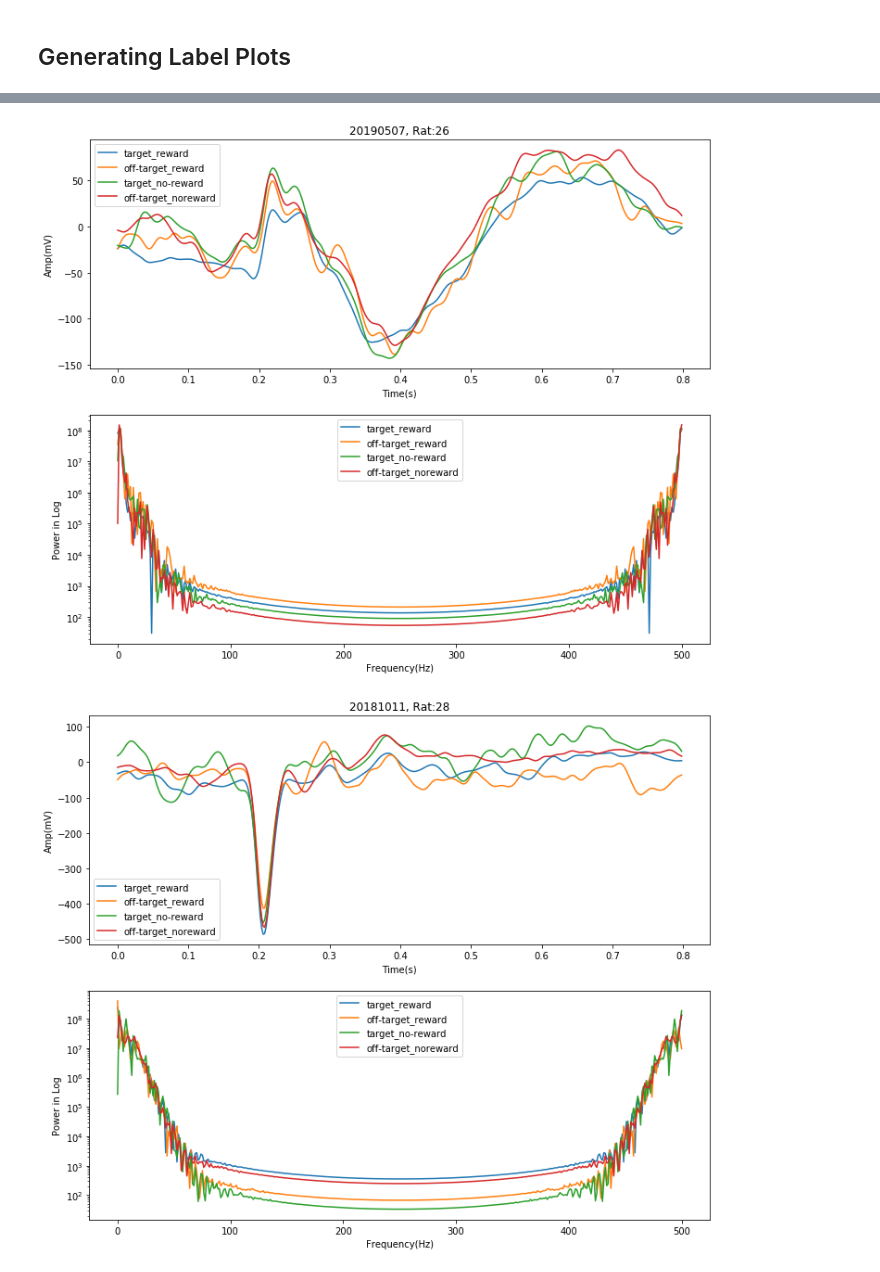
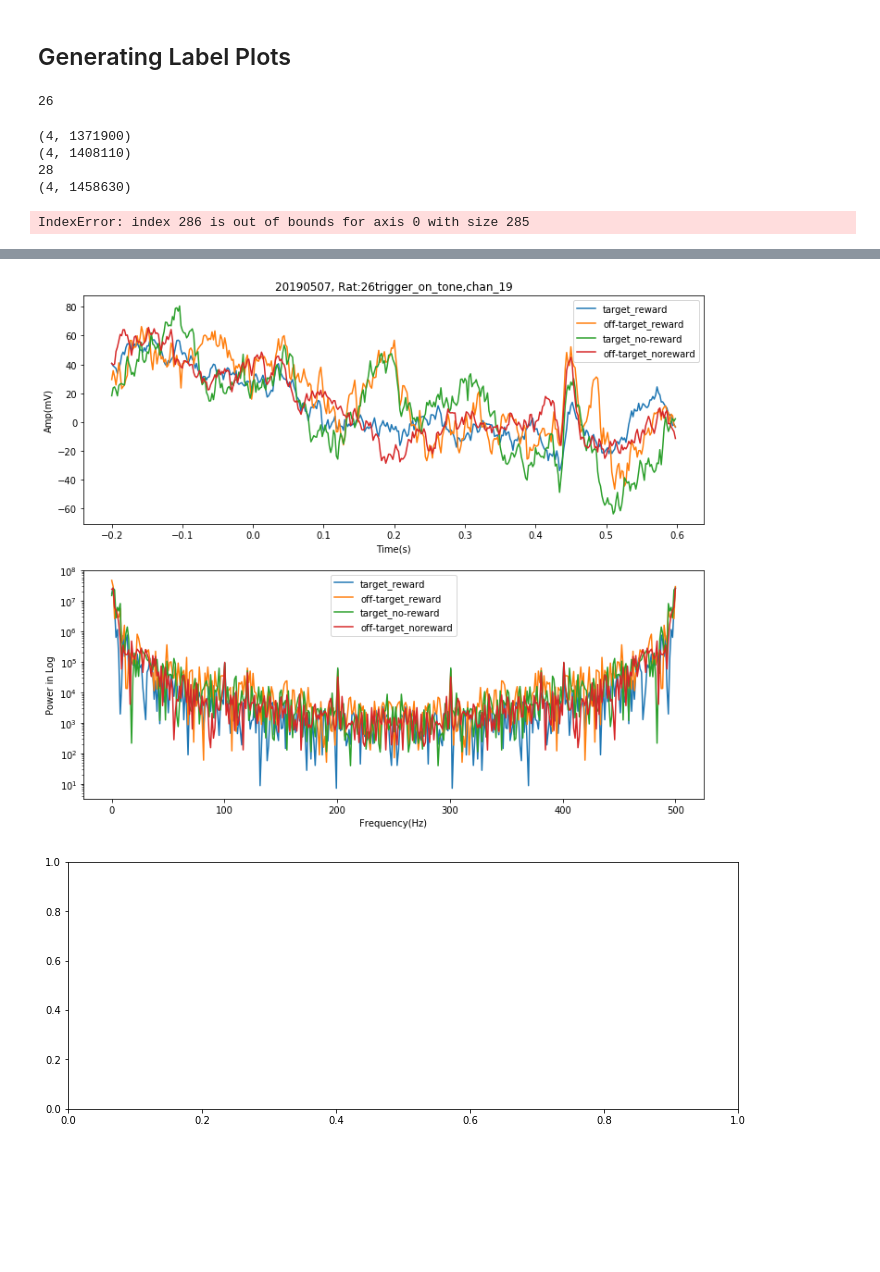
Before and after one commit to Maylibooyah69/RewardReversalPorject, a Jupyter notebook: Final Pipeline.ipynb, the cells around one changed output, grey strips where cells are left out. Saved outputs shown, nothing was run; the diff lists cells and outputs as text; code cells hidden in the pictures; blank space fills up the shorter version.

Commit message:
new plots

```diff
--- a/Final Pipeline.ipynb
+++ b/Final Pipeline.ipynb
@@ -51,8 +62,8 @@ KeyboardInterrupt:
 # %%
 behavior_df=pd.read_pickle(behavior_log_path+'rat26to38.pkl')
 # %%
-behavior_df=pd.DataFrame(behavior_log)
-behavior_df.to_pickle(behavior_log_path+'rat26to38.pkl')
+# behavior_df=pd.DataFrame(behavior_log)
+# behavior_df.to_pickle(behavior_log_path+'rat26to38.pkl')
 # %% [markdown]
 # Part One: Behavior Models
 ### Model-1: Q-learning with alpha_gain and loss, beta, and sigmoid action decision
@@ -153,21 +167,23 @@ test_rats
 indx=np.array([])
 count=1
 for rat in rat_2_anal:
+    print(rat)
     val_chan,chan_name,dates,rat_nums,reward_tone=IE.get_excel_info(rat)
     for day in range(days):
         plt.figure(count,figsize=(12,10))
         count+=1
         plt.subplot(2,1,1)
         rat_df=IE.get_ephys(dates[day],rat_nums[day])
-        tar_r=IE.eeg_by_label(rat_df,1,1) # default channel 19
-        off_r=IE.eeg_by_label(rat_df,2,1)
-        tar_n=IE.eeg_by_label(rat_df,1,0)
-        off_n=IE.eeg_by_label(rat_df,2,0)
-        erp1=IE.plot_average(tar_r,fil=True) # specify filter range here
-        erp2=IE.plot_average(off_r,fil=True)
-        erp3=IE.plot_average(tar_n,fil=True)
-        erp4=IE.plot_average(off_n,fil=True)
-        plt.title(str(dates[day])+', Rat:'+str(rat_nums[day]))
+        action_log,reward_log,epoched_eeg=IE.get_behavior(rat_df,300,reward_tone,plot=False);
+        tar_r=IE.eeg_by_label(epoched_eeg,19,action_log,reward_log,1,1) # default channel 19
+        off_r=IE.eeg_by_label(epoched_eeg,19,action_log,reward_log,2,1)
+        tar_n=IE.eeg_by_label(epoched_eeg,19,action_log,reward_log,1,0)
+        off_n=IE.eeg_by_label(epoched_eeg,19,action_log,reward_log,2,0)
+        erp1=IE.plot_average(tar_r,fil=False) # specify filter range here
+        erp2=IE.plot_average(off_r,fil=False)
+        erp3=IE.plot_average(tar_n,fil=False)
+        erp4=IE.plot_average(off_n,fil=False)
+        plt.title(str(dates[day])+', Rat:'+str(rat_nums[day])+'trigger_on_tone,chan_19')
         plt.legend(('target_reward','off-target_reward','target_no-reward','off-target_noreward'))
         plt.subplot(2,1,2)
         IE.spec_plot(erp1)
@@ -175,5 +191,11 @@ for rat in rat_2_anal:
         IE.spec_plot(erp3)
         IE.spec_plot(erp4)
         plt.legend(('target_reward','off-target_reward','target_no-reward','off-target_noreward'))
-        plt.savefig(ERP_plot_path+str(rat_nums[day])+str(dates[day])+'EEGplots.png', bbox_inches='tight')
+        plt.savefig(ERP_plot_path+str(rat_nums[day])+str(dates[day])+'_nofill_EEGplots.png', bbox_inches='tight')
 # %% [output]
+26
+(4, 1371900)
+(4, 1408110)
+28
+(4, 1458630)
+IndexError: index 286 is out of bounds for axis 0 with size 285
@@ -181,2 +203,2 @@ for rat in rat_2_anal:
-[figure, old version]
+[figure, new version]
-[figure, old version]
+[figure, new version]
```
Also changed, not shown: parts of 10 cells of this notebook, 32 other files.
